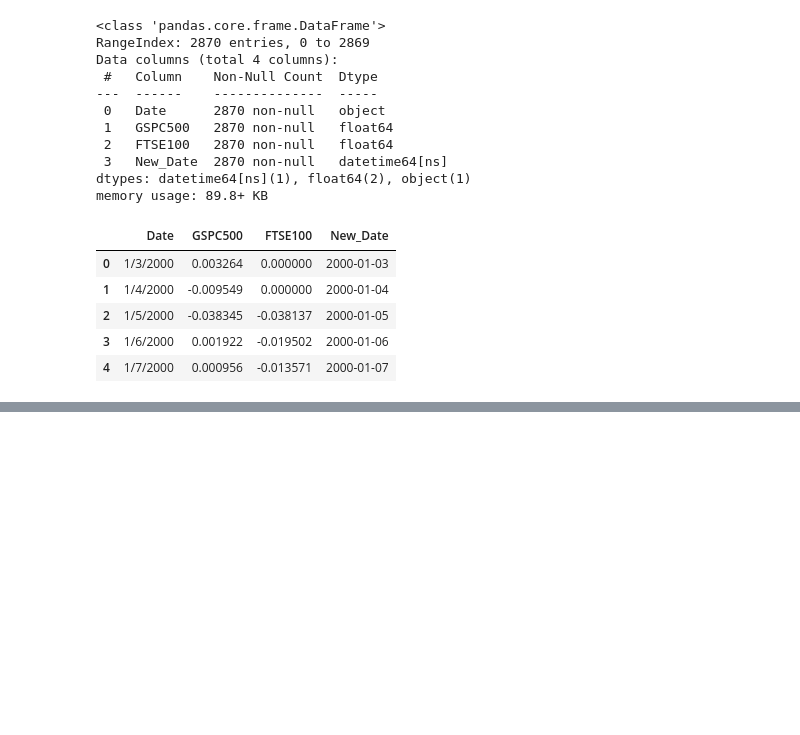
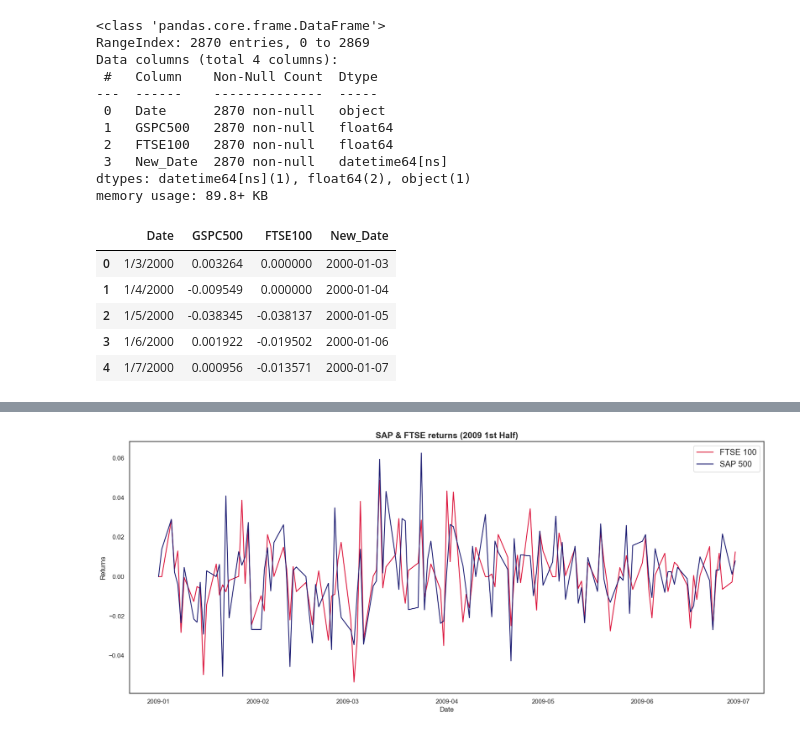
Before and after one commit to dataruf/LineChart, a Jupyter notebook: notebook/line_chart.ipynb, the cells around one changed output, grey strips where cells are left out. Drawn from its saved outputs; the diff is of its cells as text; code cells hidden in the pictures; blank space fills up the shorter version.

```diff
--- a/notebook/line_chart.ipynb
+++ b/notebook/line_chart.ipynb
@@ -65,0 +85,16 @@ plt.show()
+# %%
+df_H1_2009 = df[(df['New_Date']>='2009-01-01') &
+            (df['New_Date']<='2009-06-30')]
+# %%
+labels = ['FTSE 100', 'SAP 500']
+plt.figure(figsize=(20, 8))
+plt.plot(df_H1_2009['New_Date'], df_H1_2009['FTSE100'], color = "crimson")
+plt.plot(df_H1_2009['New_Date'], df_H1_2009['GSPC500'], color = 'midnightblue')
+plt.title("SAP & FTSE returns (2009 1st Half)", fontsize = 15, weight = 'bold')
+plt.ylabel("Returns")
+plt.xlabel("Date")
+plt.legend(labels = labels, fontsize = "large")
+plt.savefig("LineChartVizual.png")
+plt.show()
+# %% [output]
+[figure, added]
```
Also changed, not shown: parts of 7 cells of this notebook, 1 other file.
